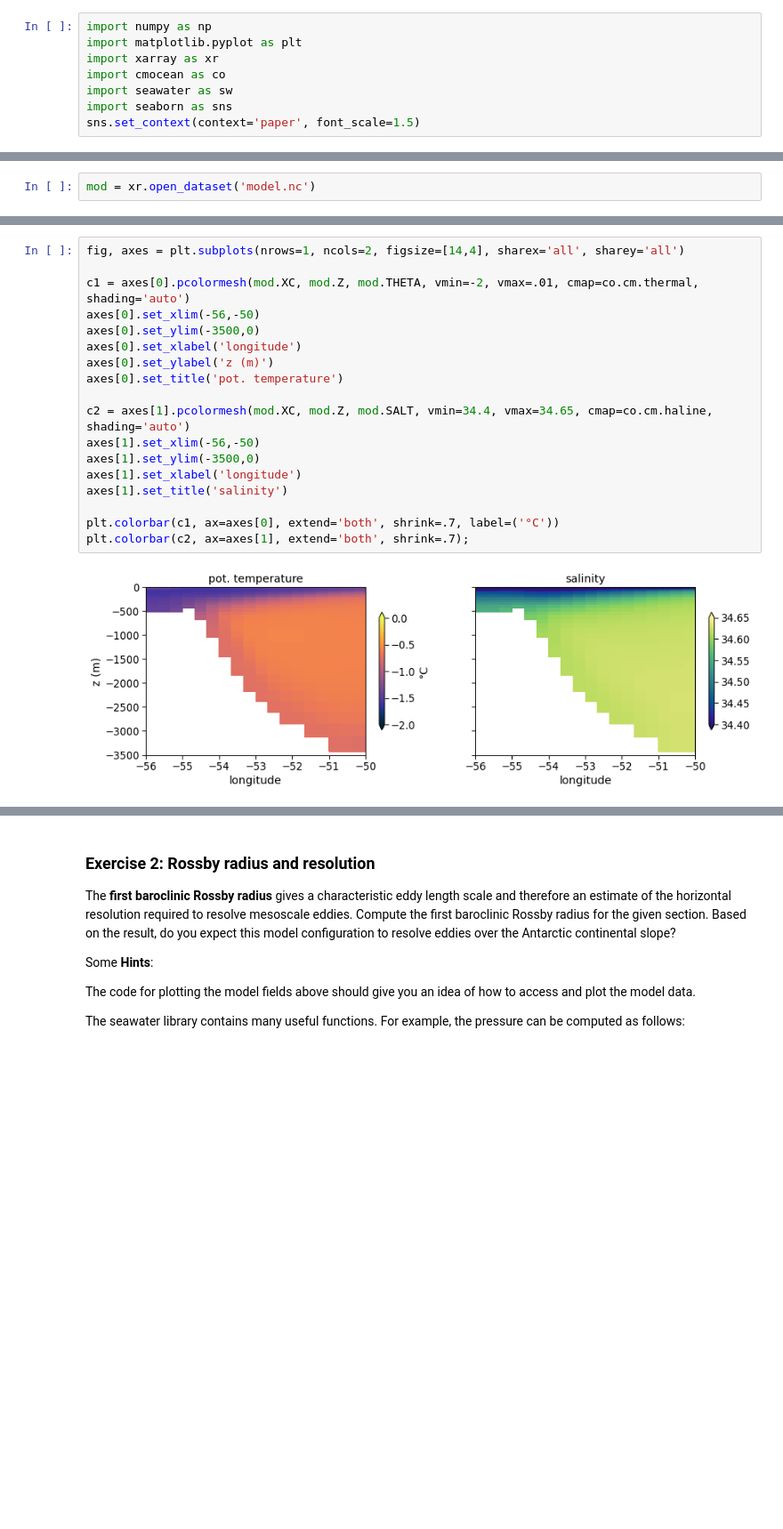
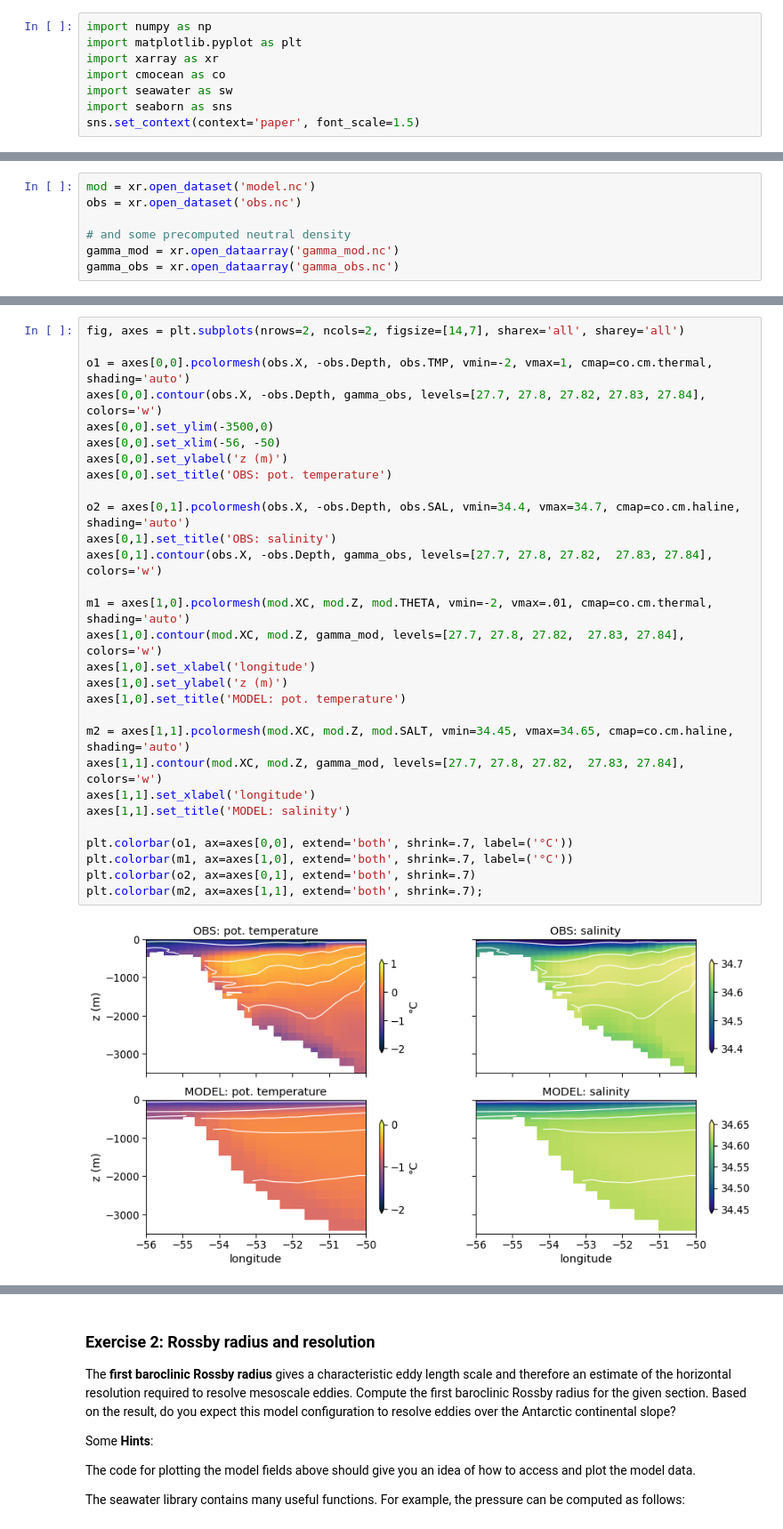
Before and after one commit to nicolasdettling/autumnschool, a Jupyter notebook: exercise.ipynb, the cells around one changed output, grey strips where cells are left out. Shown: that part at 89% size. Saved outputs shown, nothing was run; the diff lists cells and outputs as text; blank space fills up the shorter version.

```diff
--- a/exercise.ipynb
+++ b/exercise.ipynb
@@ -22,3 +24,8 @@ This is a section across the Weddell Sea continental slope from a global MITgcm
 # %%
 mod = xr.open_dataset('model.nc')
+obs = xr.open_dataset('obs.nc')
+
+# and some precomputed neutral density
+gamma_mod = xr.open_dataarray('gamma_mod.nc')
+gamma_obs = xr.open_dataarray('gamma_obs.nc')
 # %% [markdown]
@@ -47,23 +33,34 @@ Let's plot some data:
 # %%
-fig, axes = plt.subplots(nrows=1, ncols=2, figsize=[14,4], sharex='all', sharey='all')
+fig, axes = plt.subplots(nrows=2, ncols=2, figsize=[14,7], sharex='all', sharey='all')
 
-c1 = axes[0].pcolormesh(mod.XC, mod.Z, mod.THETA, vmin=-2, vmax=.01, cmap=co.cm.thermal, shading='auto')
-axes[0].set_xlim(-56,-50)
-axes[0].set_ylim(-3500,0)
-axes[0].set_xlabel('longitude')
-axes[0].set_ylabel('z (m)')
-axes[0].set_title('pot. temperature')
+o1 = axes[0,0].pcolormesh(obs.X, -obs.Depth, obs.TMP, vmin=-2, vmax=1, cmap=co.cm.thermal, shading='auto')
+axes[0,0].contour(obs.X, -obs.Depth, gamma_obs, levels=[27.7, 27.8, 27.82, 27.83, 27.84], colors='w')
+axes[0,0].set_ylim(-3500,0)
+axes[0,0].set_xlim(-56, -50)
+axes[0,0].set_ylabel('z (m)')
+axes[0,0].set_title('OBS: pot. temperature')
 
-c2 = axes[1].pcolormesh(mod.XC, mod.Z, mod.SALT, vmin=34.4, vmax=34.65, cmap=co.cm.haline, shading='auto')
-axes[1].set_xlim(-56,-50)
-axes[1].set_ylim(-3500,0)
-axes[1].set_xlabel('longitude')
-axes[1].set_title('salinity')
+o2 = axes[0,1].pcolormesh(obs.X, -obs.Depth, obs.SAL, vmin=34.4, vmax=34.7, cmap=co.cm.haline, shading='auto')
+axes[0,1].set_title('OBS: salinity')
+axes[0,1].contour(obs.X, -obs.Depth, gamma_obs, levels=[27.7, 27.8, 27.82,  27.83, 27.84], colors='w')
 
-plt.colorbar(c1, ax=axes[0], extend='both', shrink=.7, label=('°C'))
-plt.colorbar(c2, ax=axes[1], extend='both', shrink=.7);
+m1 = axes[1,0].pcolormesh(mod.XC, mod.Z, mod.THETA, vmin=-2, vmax=.01, cmap=co.cm.thermal, shading='auto')
+axes[1,0].contour(mod.XC, mod.Z, gamma_mod, levels=[27.7, 27.8, 27.82,  27.83, 27.84], colors='w')
+axes[1,0].set_xlabel('longitude')
+axes[1,0].set_ylabel('z (m)')
+axes[1,0].set_title('MODEL: pot. temperature')
+
+m2 = axes[1,1].pcolormesh(mod.XC, mod.Z, mod.SALT, vmin=34.45, vmax=34.65, cmap=co.cm.haline, shading='auto')
+axes[1,1].contour(mod.XC, mod.Z, gamma_mod, levels=[27.7, 27.8, 27.82,  27.83, 27.84], colors='w')
+axes[1,1].set_xlabel('longitude')
+axes[1,1].set_title('MODEL: salinity')
+
+plt.colorbar(o1, ax=axes[0,0], extend='both', shrink=.7, label=('°C'))
+plt.colorbar(m1, ax=axes[1,0], extend='both', shrink=.7, label=('°C'))
+plt.colorbar(o2, ax=axes[0,1], extend='both', shrink=.7)
+plt.colorbar(m2, ax=axes[1,1], extend='both', shrink=.7);
 # %% [output]
-[figure, old version]
+[figure, new version]
 # %% [markdown]
 ### Exercise 1: Model vs. Observations
 
```
Also changed, not shown: parts of 7 cells of this notebook, 4 other files.
